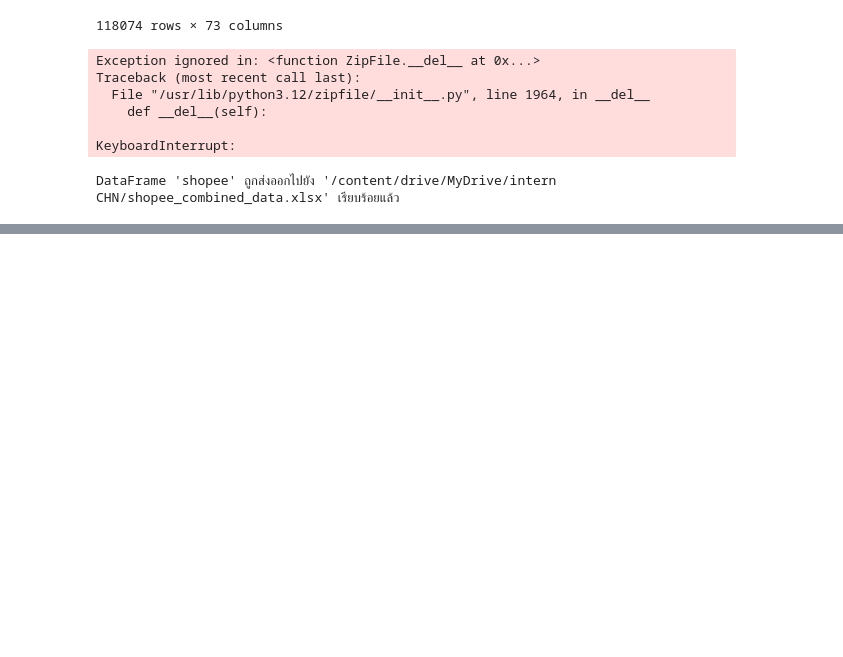
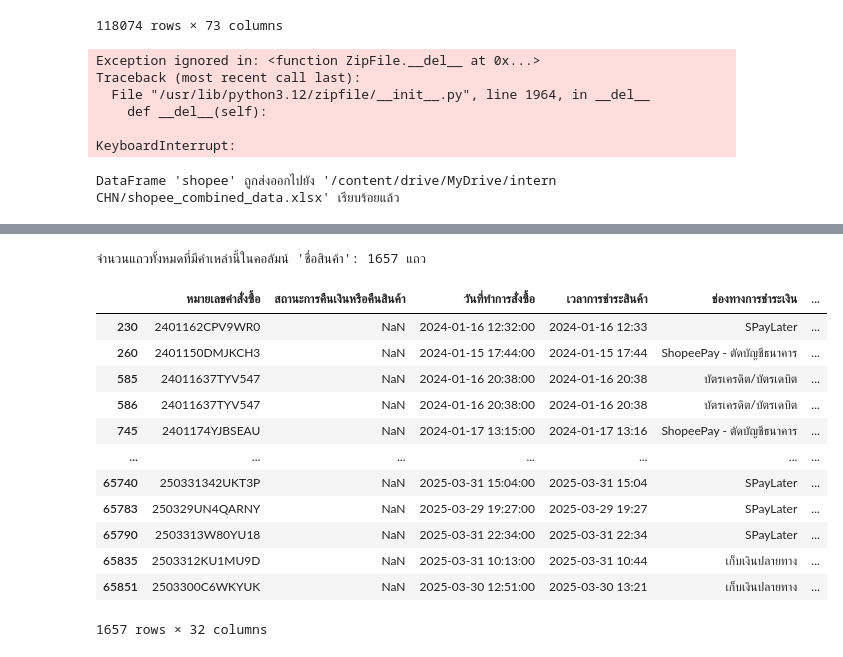
Before and after one commit to bugsotim/INTERNSHIP_CN_2026, a Jupyter notebook: shopee.ipynb, the cells around one changed output, grey strips where cells are left out. Drawn from its saved outputs; the diff is of its cells as text; code cells hidden in the pictures; blank space fills up the shorter version.

```diff
--- a/shopee.ipynb
+++ b/shopee.ipynb
@@ -332,0 +645,48 @@ shopee1
+# %%
+import re
+
+keywords = [
+'[Double Day 1-7 ก.พ.]' ,
+'[Double Day 2-8 มี.ค.]',
+'[Flash Sale]',
+'[Mid Month 11-17 มี.ค.]',
+'[Pay Day 25-31 มี.ค.]',
+'[Hello 2025 | 4-10 ม.ค.]',
+'[Pay Day 20-28 ก.พ.] ',
+'[Pay Day 25-30 เม.ย.]',
+'[Hello 2025]',
+'[PayDay ]',
+'[Mid Month]',
+'[Set 3.3] ',
+'(MID MONTH SET A)',
+'[Mid Month SET B]',
+]
+
+# Escape special regex characters in each keyword
+escaped_keywords = [re.escape(k) for k in keywords]
+
+# Create a regex pattern to search for any of the escaped keywords
+pattern = '|'.join(escaped_keywords)
+
+# Filter rows where 'ชื่อสินค้า' contains any of the keywords
+matching_rows = shopee1[shopee1['ชื่อสินค้า'].str.contains(pattern, na=False, regex=True)]
+
+print(f"จำนวนแถวทั้งหมดที่มีคำเหล่านี้ในคอลัมน์ 'ชื่อสินค้า': {len(matching_rows)} แถว")
+
+# Display the matching rows
+matching_rows
+# %% [output]
+จำนวนแถวทั้งหมดที่มีคำเหล่านี้ในคอลัมน์ 'ชื่อสินค้า': 1657 แถว
+|  | หมายเลขคำสั่งซื้อ | สถานะการคืนเงินหรือคืนสินค้า | วันที่ทำการสั่งซื้อ | เวลาการชำระสินค้า | ช่องทางการชำระเงิน | ... |
+| 230 | 2401162CPV9WR0 | NaN | 2024-01-16 12:32:00 | 2024-01-16 12:33 | SPayLater | ... |
+| 260 | 2401150DMJKCH3 | NaN | 2024-01-15 17:44:00 | 2024-01-15 17:44 | ShopeePay - ตัดบัญชีธนาคาร | ... |
+| 585 | 24011637TYV547 | NaN | 2024-01-16 20:38:00 | 2024-01-16 20:38 | บัตรเครดิต/บัตรเดบิต | ... |
+| 586 | 24011637TYV547 | NaN | 2024-01-16 20:38:00 | 2024-01-16 20:38 | บัตรเครดิต/บัตรเดบิต | ... |
+| 745 | 2401174YJBSEAU | NaN | 2024-01-17 13:15:00 | 2024-01-17 13:16 | ShopeePay - ตัดบัญชีธนาคาร | ... |
+| ... | ... | ... | ... | ... | ... | ... |
+| 65740 | 250331342UKT3P | NaN | 2025-03-31 15:04:00 | 2025-03-31 15:04 | SPayLater | ... |
+| 65783 | 250329UN4QARNY | NaN | 2025-03-29 19:27:00 | 2025-03-29 19:27 | SPayLater | ... |
+| 65790 | 2503313W80YU18 | NaN | 2025-03-31 22:34:00 | 2025-03-31 22:34 | SPayLater | ... |
+| 65835 | 2503312KU1MU9D | NaN | 2025-03-31 10:13:00 | 2025-03-31 10:44 | เก็บเงินปลายทาง | ... |
+| 65851 | 2503300C6WKYUK | NaN | 2025-03-30 12:51:00 | 2025-03-30 13:21 | เก็บเงินปลายทาง | ... |
+1657 rows × 32 columns
```
Also changed, not shown: parts of 25 cells of this notebook.
